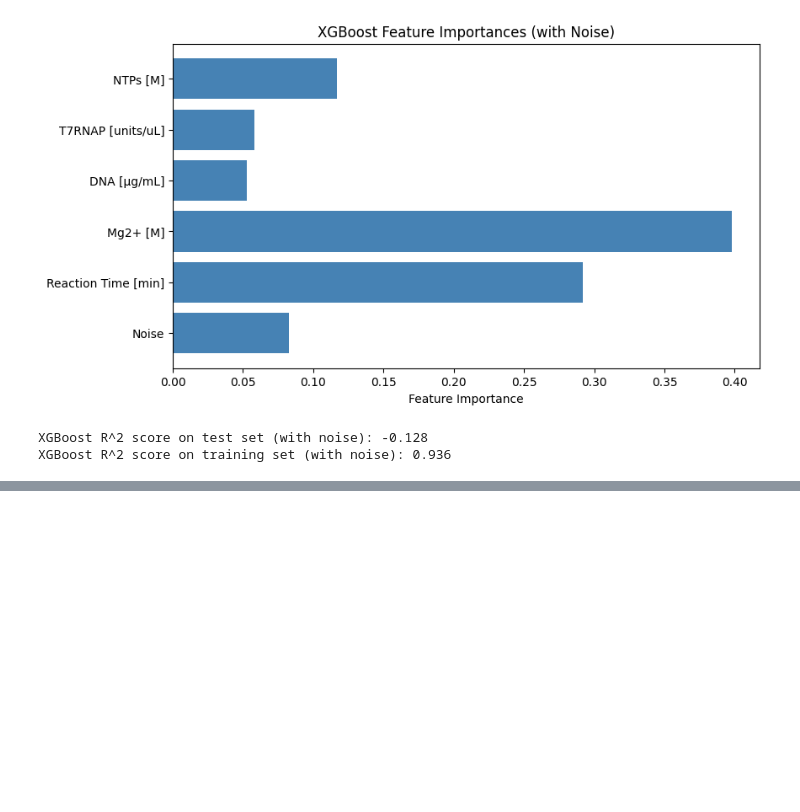
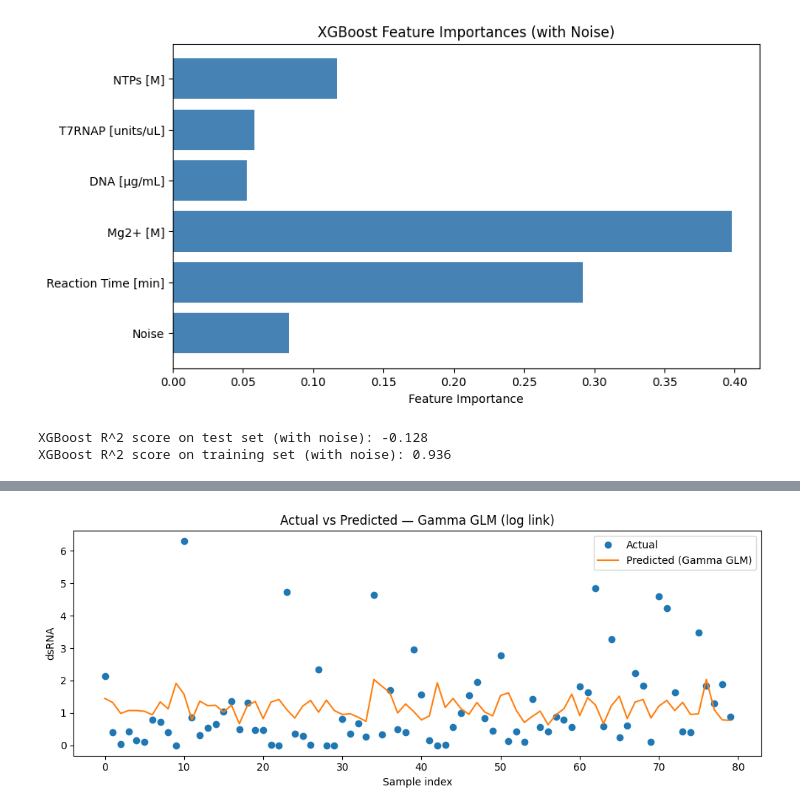
Before and after one commit to kesler20/phd_notebooks, a Jupyter notebook: 2025/10/dsRNA ANOVA and modelling.ipynb, the cells around one changed output, grey strips where cells are left out. Saved outputs shown, nothing was run; the diff lists cells and outputs as text; code cells hidden in the pictures; blank space fills up the shorter version.

```diff
--- a/2025/10/dsRNA ANOVA and modelling.ipynb
+++ b/2025/10/dsRNA ANOVA and modelling.ipynb
@@ -427,0 +576,67 @@ XGBoost R^2 score on training set (with noise): 0.936
+# %%
+import pandas as pd
+import numpy as np
+import statsmodels.api as sm
+import statsmodels.formula.api as smf
+import matplotlib.pyplot as plt
+
+
+def transform_column_to_formula_var(colname: str) -> str:
+    if "time" in colname or "Time" in colname or "TIME" in colname:
+        return "time_min"
+    colname = colname.replace("+", "plus").replace("-", "minus")
+    return colname.split(" ")[0].lower()
+
+
+# --- Build modelling frame ---
+df = experimental_conditions.copy()
+df["dsRNA"] = responses.values.ravel()
+df = df.rename(
+    columns={
+        col: transform_column_to_formula_var(col)
+        for col in experimental_conditions.columns
+    }
+)
+
+y_col = "dsRNA"
+
+# If you truly want Gamma, outcomes must be strictly > 0.
+# If you have tiny zeros, add a very small epsilon OR use the hurdle model below.
+eps = 1e-6
+df = df.assign(dsRNA=np.clip(df[y_col].astype(float), eps, None))
+
+# Build a *main-effects only* formula with all covariates in df (except y)
+covars = [c for c in df.columns if c != y_col]
+formula = f"{y_col} ~ " + " + ".join(covars)
+print("GLM formula:", formula)
+
+# --- Fit Gamma GLM with log link ---
+gamma_glm = smf.glm(
+    formula=formula,
+    data=df,
+    family=sm.families.Gamma(link=sm.families.links.log()),
+).fit()
+
+print(gamma_glm.summary())
+
+# --- In-sample predictions & accuracy ---
+y_true = df[y_col].values
+y_pred = gamma_glm.predict(df)
+
+mae = np.mean(np.abs(y_true - y_pred))
+rmse = np.sqrt(np.mean((y_true - y_pred) ** 2))
+r2 = 1 - ((y_true - y_pred) ** 2).sum() / ((y_true - y_true.mean()) ** 2).sum()
+print(f"MAE={mae:.3f}  RMSE={rmse:.3f}  R²={r2:.3f}")
+
+# Plot predicted vs actual by sample index
+idx = np.arange(len(y_true))
+plt.figure(figsize=(10, 4))
+plt.plot(idx, y_true, marker="o", linestyle="none", label="Actual")
+plt.plot(idx, y_pred, label="Predicted (Gamma GLM)")
+plt.xlabel("Sample index")
+plt.ylabel(y_col)
+plt.title("Actual vs Predicted — Gamma GLM (log link)")
+plt.legend()
+plt.tight_layout()
+plt.show()
+# %% [output]
@@ -427,0 +660 @@ XGBoost R^2 score on training set (with noise): 0.936
+[figure, added]
```
Also changed, not shown: parts of 15 cells of this notebook.
